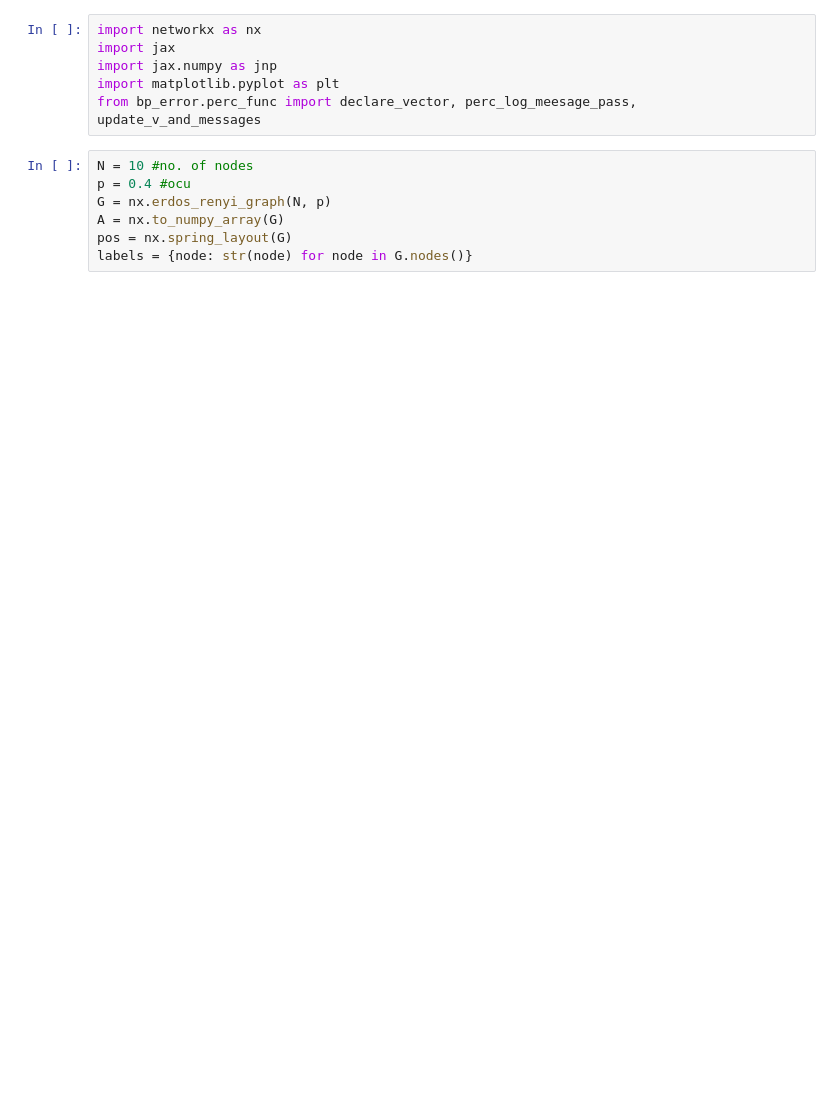
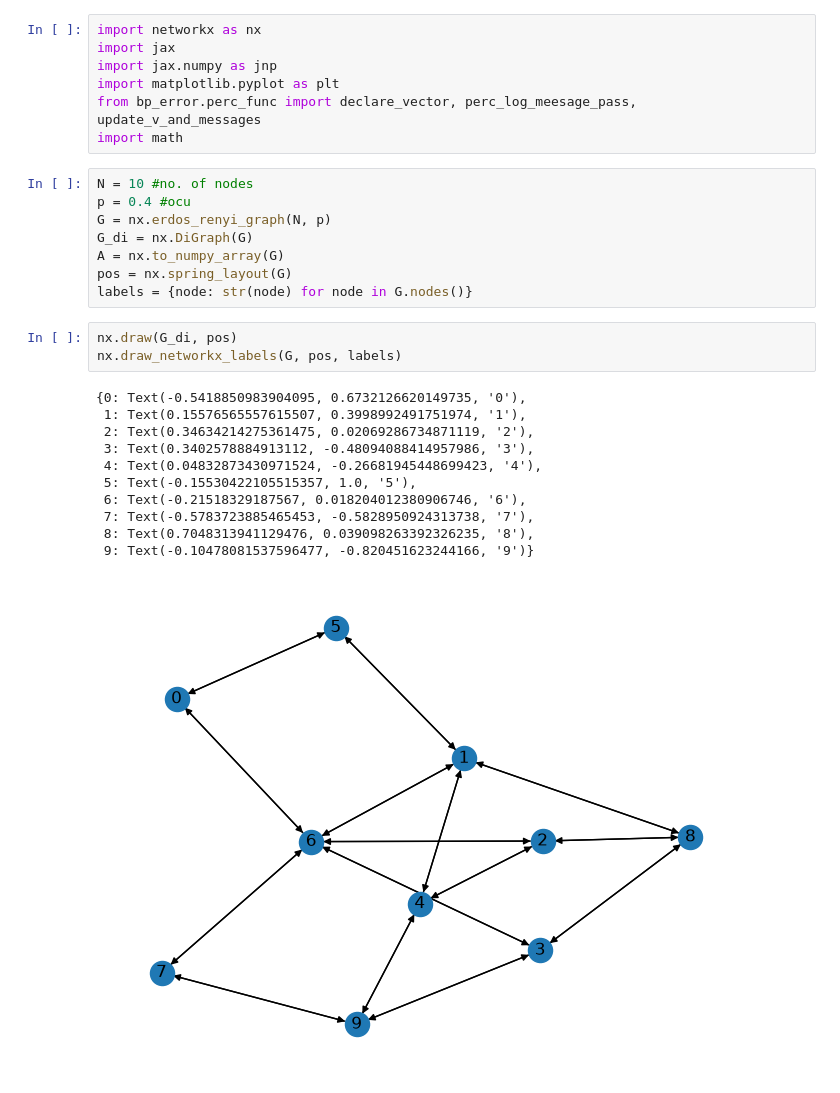
Before and after one commit to ryanotieno/belief-propagation-error, a Jupyter notebook: notebooks/percs_good.ipynb, the cells around one changed output. Drawn from its saved outputs; the diff is of its cells as text; blank space fills up the shorter version.

```diff
--- a/notebooks/percs_good.ipynb
+++ b/notebooks/percs_good.ipynb
@@ -4,11 +4,28 @@ import jax
 import jax.numpy as jnp
 import matplotlib.pyplot as plt
 from bp_error.perc_func import declare_vector, perc_log_meesage_pass, update_v_and_messages
+import math
 # %%
 N = 10 #no. of nodes
 p = 0.4 #ocu
 G = nx.erdos_renyi_graph(N, p)
+G_di = nx.DiGraph(G)
 A = nx.to_numpy_array(G)
 pos = nx.spring_layout(G)
 labels = {node: str(node) for node in G.nodes()}
+# %%
+nx.draw(G_di, pos)
+nx.draw_networkx_labels(G, pos, labels)
+# %% [output]
+{0: Text(-0.5418850983904095, 0.6732126620149735, '0'),
+ 1: Text(0.15576565557615507, 0.3998992491751974, '1'),
+ 2: Text(0.34634214275361475, 0.02069286734871119, '2'),
+ 3: Text(0.3402578884913112, -0.48094088414957986, '3'),
+ 4: Text(0.04832873430971524, -0.26681945448699423, '4'),
+ 5: Text(-0.15530422105515357, 1.0, '5'),
+ 6: Text(-0.21518329187567, 0.018204012380906746, '6'),
+ 7: Text(-0.5783723885465453, -0.5828950924313738, '7'),
+ 8: Text(0.7048313941129476, 0.039098263392326235, '8'),
+ 9: Text(-0.10478081537596477, -0.820451623244166, '9')}
+[figure, added]
 # %%
```
Also changed, not shown: parts of 3 cells of this notebook.
